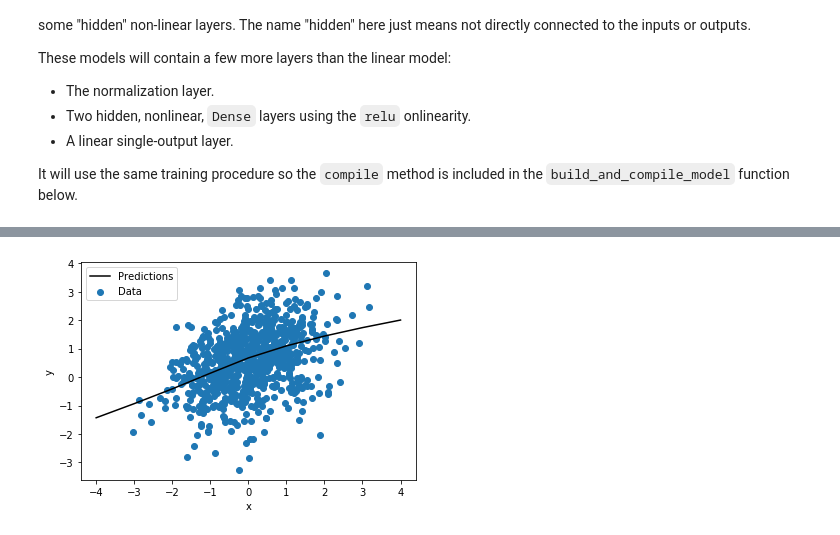
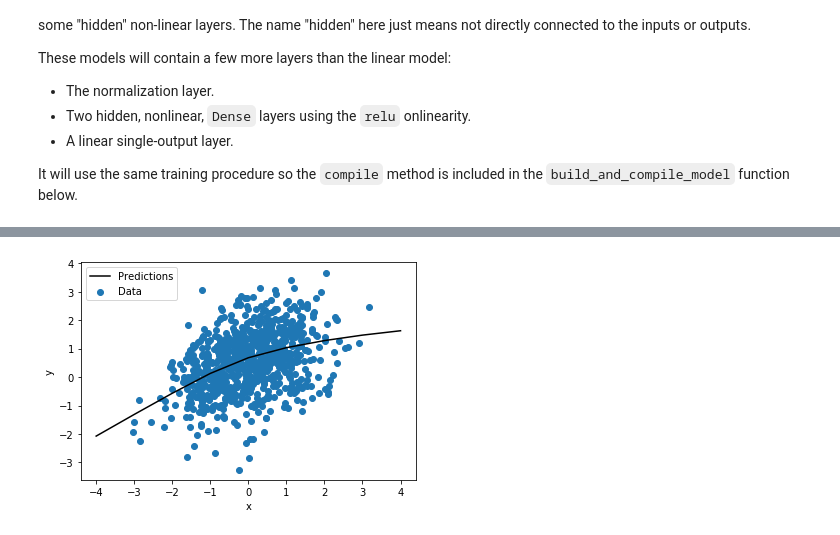
Before and after one commit to deeplearninghsw/dlhsw-examples, a Jupyter notebook: Regression/DNNRegression.ipynb, the cells around one changed output, grey strips where cells are left out. Saved outputs shown, nothing was run; the diff lists cells and outputs as text; code cells hidden in the pictures.

```diff
--- a/Regression/DNNRegression.ipynb
+++ b/Regression/DNNRegression.ipynb
@@ -49,3 +36,8 @@ test_labels = test_features.pop('y')
+# %%
+# Train Test Split
+x_train, x_test, y_train, y_test = train_test_split(x_cords, y_cords, test_size=0.20, random_state=np.random.seed(6))
+
+X = np.stack((x_test, y_test), axis=1)
 # %% [markdown]
 ### A DNN regression
 
@@ -63,9 +55,9 @@ It will use the same training procedure so the `compile` method is included in t
 # %%
 def build_and_compile_model():
     model = tf.keras.Sequential([
-        layers.Dense(64, activation='elu', input_dim=1),
-        layers.Dense(64, activation='elu'),
-        layers.Dense(64, activation='elu'),
+        layers.Dense(50, activation='elu', input_dim=1),
+        layers.Dense(50, activation='elu'),
+        layers.Dense(50, activation='elu'),
         layers.Dense(1)
     ])
 
@@ -78,6 +68,6 @@ def build_and_compile_model():
 # %%
-dnn_x_model = build_and_compile_model()
-dnn_x_model.summary()
+model = build_and_compile_model()
+model.summary()
 # %% [output]
 Model: "sequential"
 _________________________________________________________________
@@ -97,9 +87,9 @@ Non-trainable params: 0
 _________________________________________________________________
 # %%
 %%time
-history = dnn_x_model.fit(
-    train_features['x'],
-    train_labels,
+history = model.fit(
+    x_train,
+    y_train,
     batch_size = 64,
     validation_split=0.2,
     verbose=0,
@@ -123,13 +113,18 @@ plot_loss(history)
 # %%
+test_results = model.evaluate(
+    x_test, y_test, verbose=0)
+
 x = tf.linspace(-4.0, 4.0, 9)
-y = dnn_x_model.predict(x)
+y = model.predict(x)
 
-def plot_dnn_x_model(x, y):
-  plt.scatter(train_features['x'], train_labels, label='Data')
+def plot_model(x, y):
+  plt.scatter(x_train, y_train, label='Data')
   plt.plot(x, y, color='k', label='Predictions')
   plt.xlabel('x')
   plt.ylabel('y')
   plt.legend()
 
-plot_dnn_x_model(x, y)
+plot_model(x, y)
+
+print(f"Loss: {test_results}")
 # %% [output]
@@ -136 +132 @@ plot_dnn_x_model(x, y)
-[figure, old version]
+[figure, new version]
```
Also changed, not shown: parts of 14 cells of this notebook, 3 other files.
